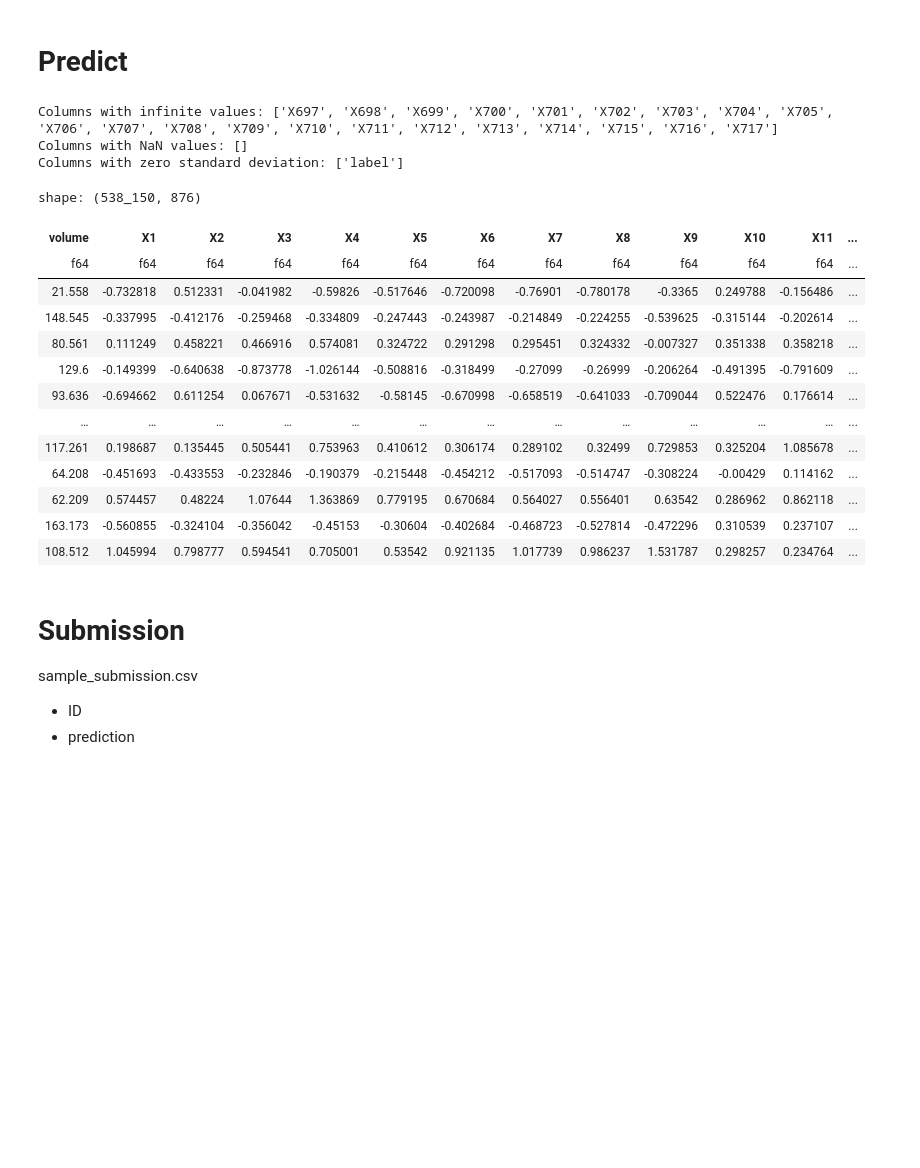
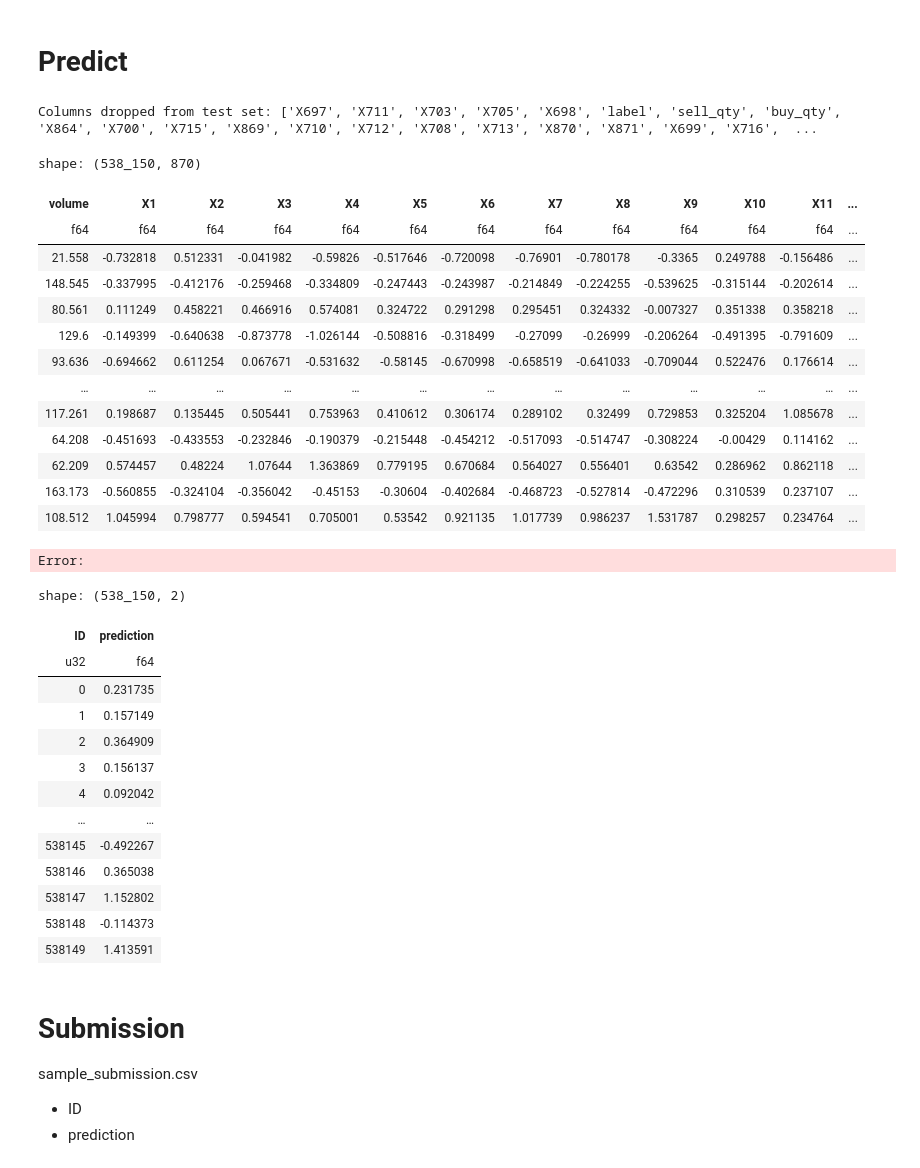
Before and after one commit to ryantjx/kaggle, a Jupyter notebook: drw-cryptomarketprediction2025/kaggle/main-submission.ipynb, the cells around one changed output. Saved outputs shown, nothing was run; the diff lists cells and outputs as text; code cells hidden in the pictures; blank space fills up the shorter version.

```diff
--- a/drw-cryptomarketprediction2025/kaggle/main-submission.ipynb
+++ b/drw-cryptomarketprediction2025/kaggle/main-submission.ipynb
@@ -111,7 +111,9 @@ def preprocess_train(train: pl.DataFrame, columns_to_drop: list[str] = []) -> pl
 
 def preprocess_test(test: pl.DataFrame, columns_to_drop: list[str] = []) -> pl.DataFrame:
     df = test.clone()
+    df = feature_engineering(df)
     df = df.drop(columns_to_drop)
+    print("Columns dropped from test set:", columns_to_drop)
     return df
 # %% [markdown]
 # Data
@@ -124,7 +126,7 @@ data = pl.read_parquet(
 )
 
 y = data["label"]
-X, dropped_columns = preprocess_train(
+X, drop_columns = preprocess_train(
     data,
     columns_to_drop=["label", "bid_qty", "ask_qty", "buy_qty", "sell_qty"]
 )
@@ -289,13 +291,12 @@ def summarize_model(
 test = pl.read_parquet(
     source = "./data/test.parquet",
 )
-X_test = preprocess_train(test, columns_to_drop=["label", "bid_qty", "ask_qty", "buy_qty", "sell_qty"])
+test = test.with_row_index("ID", offset=1)
+X_test = preprocess_test(test, columns_to_drop=drop_columns).drop(["ID"])
 X_test
 # %% [output]
-Columns with infinite values: ['X697', 'X698', 'X699', 'X700', 'X701', 'X702', 'X703', 'X704', 'X705', 'X706', 'X707', 'X708', 'X709', 'X710', 'X711', 'X712', 'X713', 'X714', 'X715', 'X716', 'X717']
-Columns with NaN values: []
-Columns with zero standard deviation: ['label']
+Columns dropped from test set: ['X697', 'X711', 'X703', 'X705', 'X698', 'label', 'sell_qty', 'buy_qty', 'X864', 'X700', 'X715', 'X869', 'X710', 'X712', 'X708', 'X713', 'X870', 'X871', 'X699', 'X716',  ...
-shape: (538_150, 876)
+shape: (538_150, 870)
 | volume | X1 | X2 | X3 | X4 | X5 | X6 | X7 | X8 | X9 | X10 | X11 | ... |
 | f64 | f64 | f64 | f64 | f64 | f64 | f64 | f64 | f64 | f64 | f64 | f64 | ... |
 | 21.558 | -0.732818 | 0.512331 | -0.041982 | -0.59826 | -0.517646 | -0.720098 | -0.76901 | -0.780178 | -0.3365 | 0.249788 | -0.156486 | ... |
@@ -309,6 +310,29 @@ shape: (538_150, 876)
 | 62.209 | 0.574457 | 0.48224 | 1.07644 | 1.363869 | 0.779195 | 0.670684 | 0.564027 | 0.556401 | 0.63542 | 0.286962 | 0.862118 | ... |
 | 163.173 | -0.560855 | -0.324104 | -0.356042 | -0.45153 | -0.30604 | -0.402684 | -0.468723 | -0.527814 | -0.472296 | 0.310539 | 0.237107 | ... |
 | 108.512 | 1.045994 | 0.798777 | 0.594541 | 0.705001 | 0.53542 | 0.921135 | 1.017739 | 0.986237 | 1.531787 | 0.298257 | 0.234764 | ... |
+Error:
+# %%
+y_pred = model.predict(X_test.to_numpy())
+submission = pl.DataFrame({
+    "ID": test["ID"],
+    "prediction": y_pred
+})
+submission
+# %% [output]
+shape: (538_150, 2)
+| ID | prediction |
+| u32 | f64 |
+| 0 | 0.231735 |
+| 1 | 0.157149 |
+| 2 | 0.364909 |
+| 3 | 0.156137 |
+| 4 | 0.092042 |
+| … | … |
+| 538145 | -0.492267 |
+| 538146 | 0.365038 |
+| 538147 | 1.152802 |
+| 538148 | -0.114373 |
+| 538149 | 1.413591 |
 # %%
 # submission = pl.DataFrame(X_test.index)
 # submission
```
